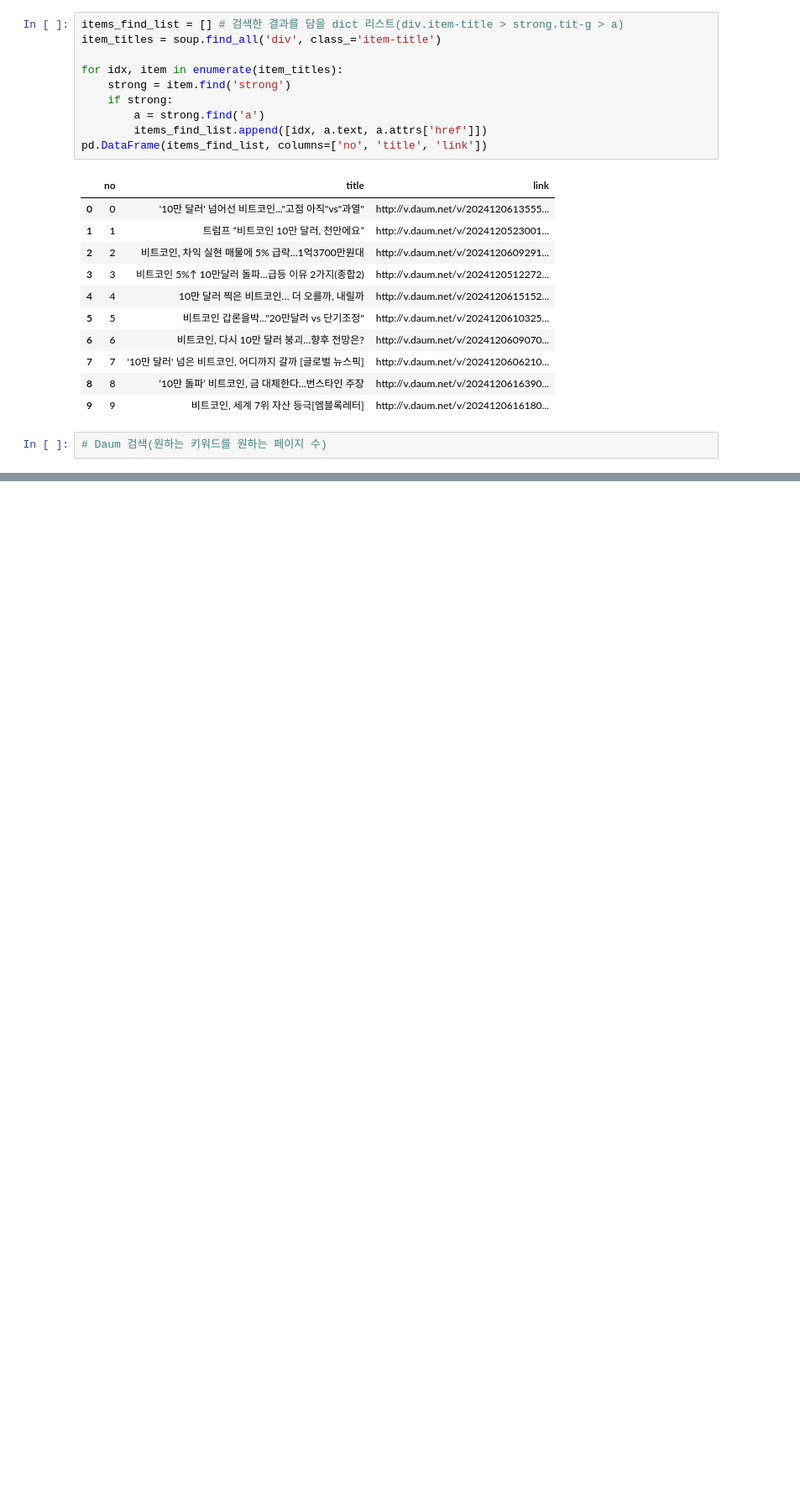
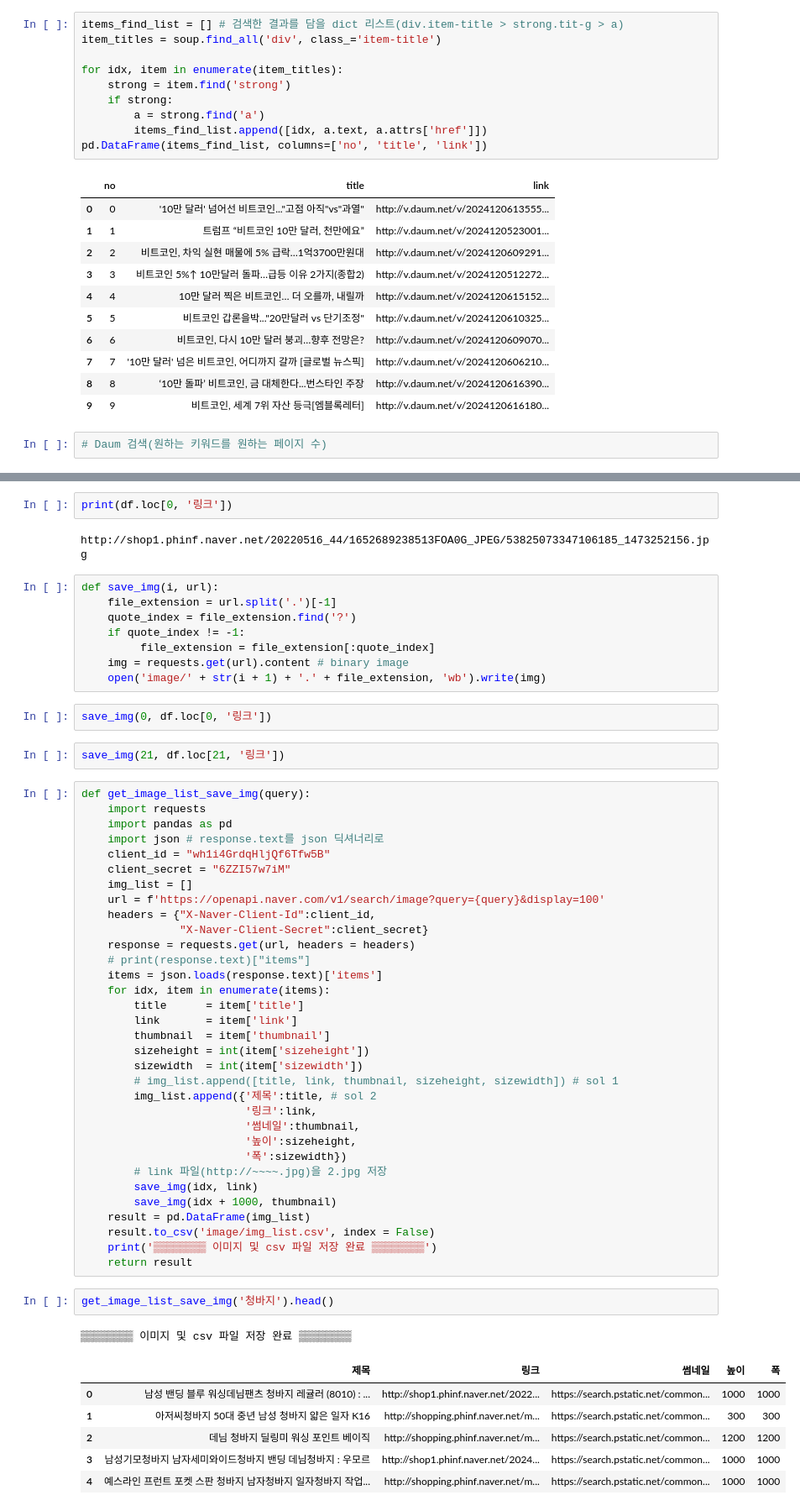
Before and after one commit to yeonzuui/ai, a Jupyter notebook: source/07_python/ch14_웹데이터수집1_정적.ipynb, the cells around one changed output, grey strips where cells are left out. Shown at 84% size. Cells and saved outputs as stored; diff of their text form; blank space fills up the shorter version.

```diff
--- a/source/07_python/ch14_웹데이터수집1_정적.ipynb
+++ b/source/07_python/ch14_웹데이터수집1_정적.ipynb
@@ -390,0 +746,59 @@ collection_list('청바지', 2)
+# %%
+print(df.loc[0, '링크'])
+# %% [output]
+http://shop1.phinf.naver.net/20220516_44/1652689238513FOA0G_JPEG/53825073347106185_1473252156.jpg
+# %%
+def save_img(i, url):
+    file_extension = url.split('.')[-1]
+    quote_index = file_extension.find('?')
+    if quote_index != -1:
+         file_extension = file_extension[:quote_index]
+    img = requests.get(url).content # binary image
+    open('image/' + str(i + 1) + '.' + file_extension, 'wb').write(img)
+# %%
+save_img(0, df.loc[0, '링크'])
+# %%
+save_img(21, df.loc[21, '링크'])
+# %%
+def get_image_list_save_img(query):
+    import requests
+    import pandas as pd
+    import json # response.text를 json 딕셔너리로
+    client_id = "wh1i4GrdqHljQf6Tfw5B"
+    client_secret = "6ZZI57w7iM"
+    img_list = []
+    url = f'https://openapi.naver.com/v1/search/image?query={query}&display=100'
+    headers = {"X-Naver-Client-Id":client_id,
+               "X-Naver-Client-Secret":client_secret}
+    response = requests.get(url, headers = headers)
+    # print(response.text)["items"]
+    items = json.loads(response.text)['items']
+    for idx, item in enumerate(items):
+        title      = item['title']
+        link       = item['link']
+        thumbnail  = item['thumbnail']
+        sizeheight = int(item['sizeheight'])
+        sizewidth  = int(item['sizewidth'])
+        # img_list.append([title, link, thumbnail, sizeheight, sizewidth]) # sol 1
+        img_list.append({'제목':title, # sol 2
+                         '링크':link,
+                         '썸네일':thumbnail,
+                         '높이':sizeheight,
+                         '폭':sizewidth})
+        # link 파일(http://~~~~.jpg)을 2.jpg 저장
+        save_img(idx, link)
+        save_img(idx + 1000, thumbnail)
+    result = pd.DataFrame(img_list)
+    result.to_csv('image/img_list.csv', index = False)
+    print('▒▒▒▒▒▒▒▒ 이미지 및 csv 파일 저장 완료 ▒▒▒▒▒▒▒▒')
+    return result
+# %%
+get_image_list_save_img('청바지').head()
+# %% [output]
+▒▒▒▒▒▒▒▒ 이미지 및 csv 파일 저장 완료 ▒▒▒▒▒▒▒▒
+|  | 제목 | 링크 | 썸네일 | 높이 | 폭 |
+| 0 | 남성 밴딩 블루 워싱데님팬츠 청바지 레귤러 (8010) : ... | http://shop1.phinf.naver.net/2022... | https://search.pstatic.net/common... | 1000 | 1000 |
+| 1 | 아저씨청바지 50대 중년 남성 청바지 얇은 일자 K16 | http://shopping.phinf.naver.net/m... | https://search.pstatic.net/common... | 300 | 300 |
+| 2 | 데님 청바지 딜링미 워싱 포인트 베이직 | http://shopping.phinf.naver.net/m... | https://search.pstatic.net/common... | 1200 | 1200 |
+| 3 | 남성기모청바지 남자세미와이드청바지 밴딩 데님청바지 : 우모르 | http://shop1.phinf.naver.net/2024... | https://search.pstatic.net/common... | 1000 | 1000 |
+| 4 | 예스라인 프런트 포켓 스판 청바지 남자청바지 일자청바지 작업... | http://shopping.phinf.naver.net/m... | https://search.pstatic.net/common... | 1000 | 1000 |
```
Also changed, not shown: parts of 37 cells of this notebook, 4 other files.
